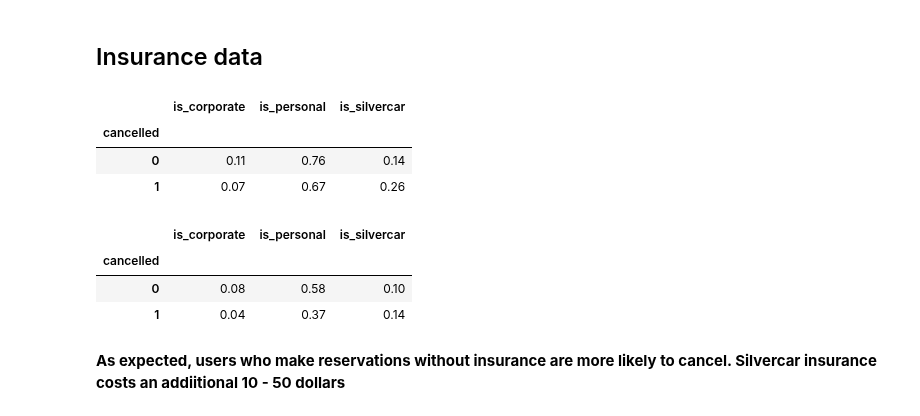
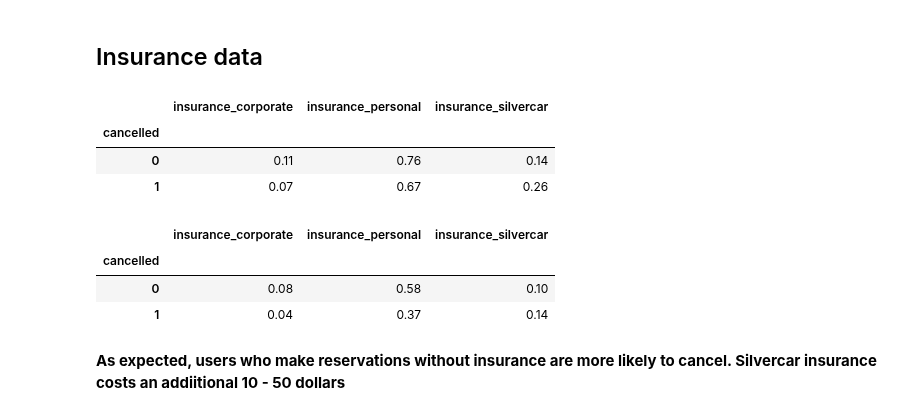
Before and after one commit to mengeling/silvercar-cancellation-predictor, a Jupyter notebook: EDA/EDA.ipynb, the cells around one changed output. Cells and saved outputs as stored; diff of their text form; code cells hidden in the pictures.

```diff
--- a/EDA/EDA.ipynb
+++ b/EDA/EDA.ipynb
@@ -519,5 +522,3 @@ Name: cancelled, dtype: float64
-# %%
-df["winter_pickup"] = (df["pickup_dow"].isin([1, 12])).astype(int)
 # %%
 df.groupby("pickup_year")["cancelled"].mean()
 # %% [output]
@@ -548,5 +549,5 @@ df.groupby("cancelled")[["first_rental", "new_customer", "repeat_customer"]].mea
 # %%
-df["new_customer"] = (df["repeat_customer"] == 0).astype(int)
+df["new_customer"] = (df["new_customer"] == 1).astype(int)
 # %%
 df.groupby("cancelled")["new_customer"].mean()
 # %% [output]
@@ -569,7 +570,7 @@ for i, user_id in enumerate(df["user_id"]):
     d[user_id].append(df["cancelled"].iloc[i])
 df["num_rides"] = lst
 # %%
-df["previous_rides"] = df["num_rides"].apply(lambda lst: len(lst))
-df["previous_cancellations"] = df["num_rides"].apply(lambda lst: sum(lst))
-df["previous_percent_cancelled"] = df["previous_cancellations"] / df["previous_rides"]
+df["past_rides"] = df["num_rides"].apply(lambda lst: len(lst))
+df["past_cancellations"] = df["num_rides"].apply(lambda lst: sum(lst))
+df["past_percent_cancelled"] = df["past_cancellations"] / df["past_rides"]
 # %%
@@ -581,2 +582,2 @@ np.sum(df["previous_percent_cancelled"].isnull())
 # %%
-df["previous_percent_cancelled"] = df["previous_percent_cancelled"].fillna(df["cancelled"].mean())
+df["past_percent_cancelled"] = df["past_percent_cancelled"].fillna(df["cancelled"].mean())
@@ -583,21 +595,24 @@ df["previous_percent_cancelled"] = df["previous_percent_cancelled"].fillna(df["c
 # %% [markdown]
 ## Insurance data
 # %%
-df_insurance_new = df_insurance[["user_id", "is_corporate", "is_personal", "is_silvercar"]].set_index("user_id")
+df_insurance_new = df_insurance[["user_id", "insurance_corporate", "insurance_personal",
+                                 "insurance_silvercar"]].set_index("user_id")
 df_insurance_new = df_insurance_new[~df_insurance_new.index.duplicated(keep='first')]
 df_insurance_new = df.join(df_insurance_new, on="user_id", how="left")
-df_insurance_new.groupby("cancelled")[["is_corporate", "is_personal", "is_silvercar"]].mean()
+df_insurance_new.groupby("cancelled")[["insurance_corporate", "insurance_personal",
+                                       "insurance_silvercar"]].mean()
 # %% [output]
-|  | is_corporate | is_personal | is_silvercar |
+|  | insurance_corporate | insurance_personal | insurance_silvercar |
 | cancelled |  |  |  |
 | 0 | 0.11 | 0.76 | 0.14 |
 | 1 | 0.07 | 0.67 | 0.26 |
 # %%
 df_insurance_new.fillna(0, inplace=True)
 # %%
-df_insurance_new.groupby("cancelled")[["is_corporate", "is_personal", "is_silvercar"]].mean()
+df_insurance_new.groupby("cancelled")[["insurance_corporate", "insurance_personal",
+                                       "insurance_silvercar"]].mean()
 # %% [output]
-|  | is_corporate | is_personal | is_silvercar |
+|  | insurance_corporate | insurance_personal | insurance_silvercar |
 | cancelled |  |  |  |
 | 0 | 0.08 | 0.58 | 0.10 |
 | 1 | 0.04 | 0.37 | 0.14 |
```
Also changed, not shown: parts of 89 cells of this notebook, 5 other files.
